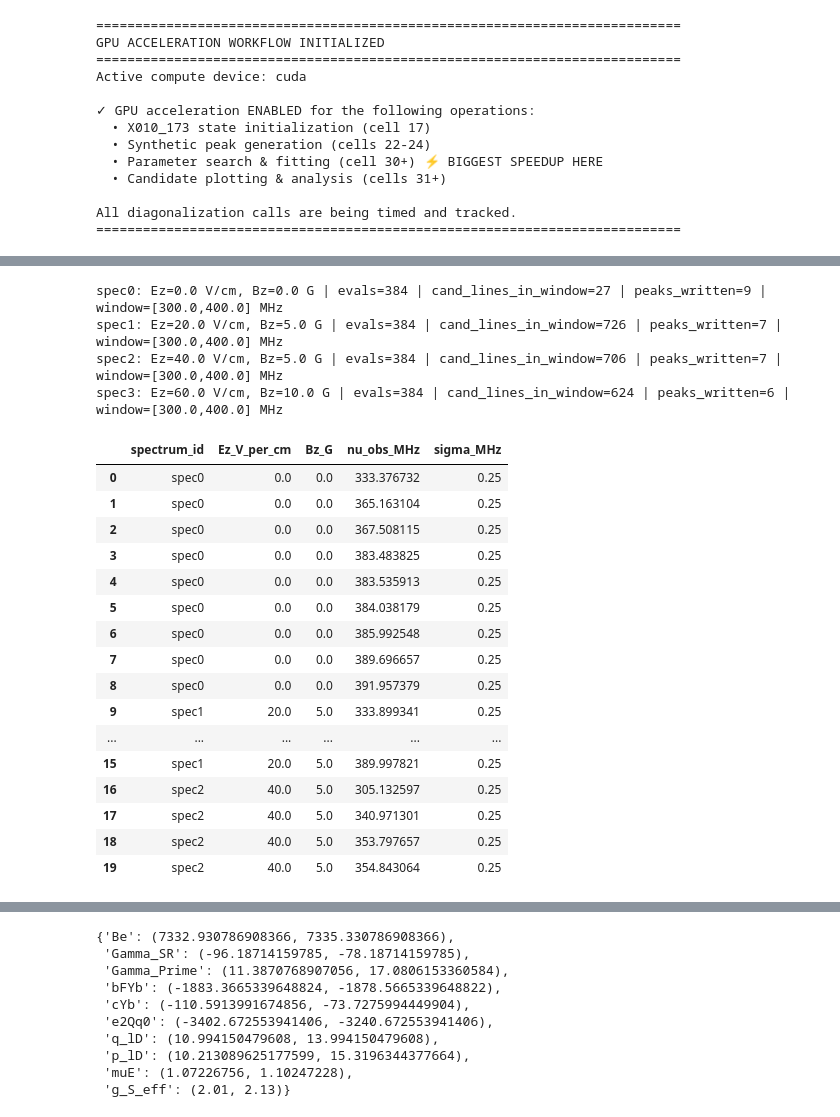
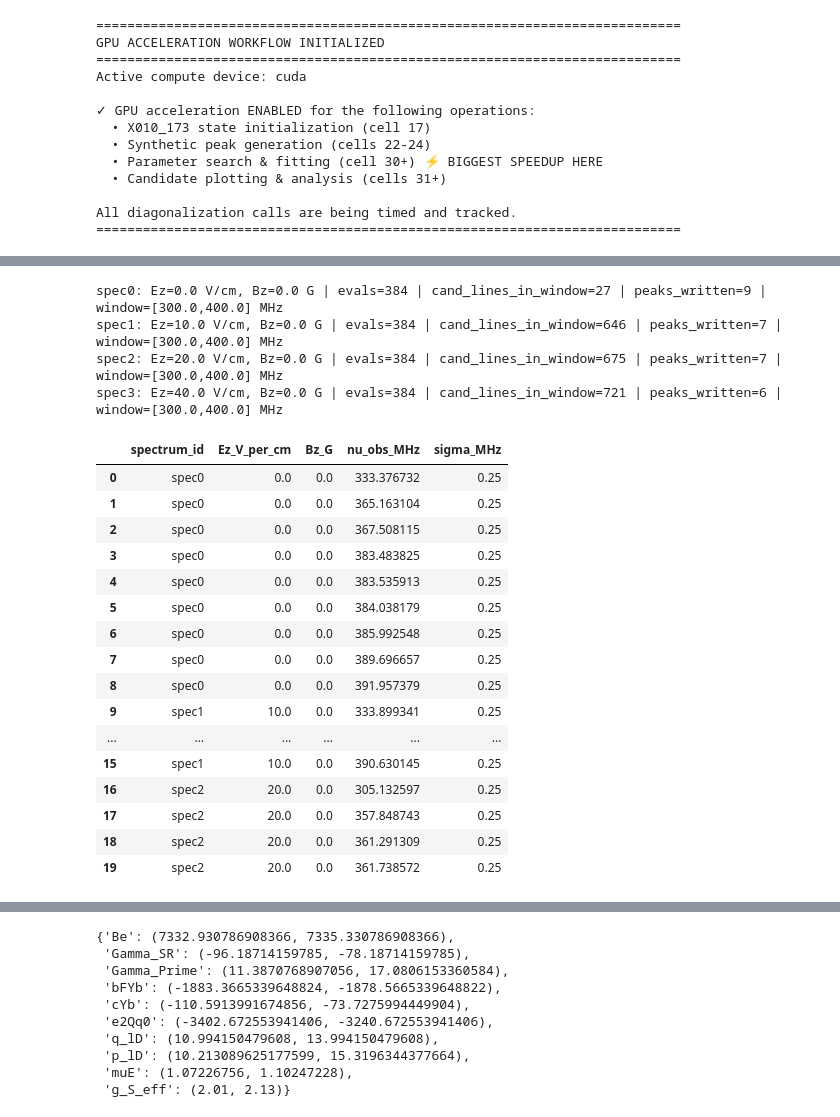
Before and after one commit to YuikiTakahashi/Molecule_spectrum_prediction, a Jupyter notebook: 173_prediction_Nov2025.ipynb, the cells around one changed output, grey strips where cells are left out. Saved outputs shown, nothing was run; the diff lists cells and outputs as text; code cells hidden in the pictures.

```diff
--- a/173_prediction_Nov2025.ipynb
+++ b/173_prediction_Nov2025.ipynb
@@ -787,52 +818,52 @@ def generate_synthetic_peaks_csv_windowed(state,
 # ------------------- Example usage -------------------
 spectra_conditions = [
     ("spec0", 0.0, 0.0),
-    ("spec1", 20.0, 5.0),
-    ("spec2", 40.0, 5.0),
-    ("spec3", 60.0, 10.0),
+    ("spec1", 10.0, 0.0),
+    ("spec2", 20.0, 0.0),
+    ("spec3", 40.0, 0.0),
 ]
 
 df = generate_synthetic_peaks_csv_windowed(
     X010_173,
     spectra_conditions,
     output_csv="synthetic_peaks.csv",
     method="torch",
     window_min=300.0,
     window_max=400.0,
     n_levels_start=120,
     n_levels_max=600,
     n_keep_min=5,
     n_keep_max=10,
     sigma_MHz=0.25,
     spurious=1,          # set 0 for none
     seed_base=123,
     verbose=True,
 )
 
 df.head(20)
 # File "synthetic_peaks.csv" now has ~5–10 peaks per spectrum in 300–400 MHz.
 # %% [output]
 spec0: Ez=0.0 V/cm, Bz=0.0 G | evals=384 | cand_lines_in_window=27 | peaks_written=9 | window=[300.0,400.0] MHz
-spec1: Ez=20.0 V/cm, Bz=5.0 G | evals=384 | cand_lines_in_window=726 | peaks_written=7 | window=[300.0,400.0] MHz
-spec2: Ez=40.0 V/cm, Bz=5.0 G | evals=384 | cand_lines_in_window=706 | peaks_written=7 | window=[300.0,400.0] MHz
-spec3: Ez=60.0 V/cm, Bz=10.0 G | evals=384 | cand_lines_in_window=624 | peaks_written=6 | window=[300.0,400.0] MHz
+spec1: Ez=10.0 V/cm, Bz=0.0 G | evals=384 | cand_lines_in_window=646 | peaks_written=7 | window=[300.0,400.0] MHz
+spec2: Ez=20.0 V/cm, Bz=0.0 G | evals=384 | cand_lines_in_window=675 | peaks_written=7 | window=[300.0,400.0] MHz
+spec3: Ez=40.0 V/cm, Bz=0.0 G | evals=384 | cand_lines_in_window=721 | peaks_written=6 | window=[300.0,400.0] MHz
 |  | spectrum_id | Ez_V_per_cm | Bz_G | nu_obs_MHz | sigma_MHz |
 | 0 | spec0 | 0.0 | 0.0 | 333.376732 | 0.25 |
 | 1 | spec0 | 0.0 | 0.0 | 365.163104 | 0.25 |
 | 2 | spec0 | 0.0 | 0.0 | 367.508115 | 0.25 |
 | 3 | spec0 | 0.0 | 0.0 | 383.483825 | 0.25 |
 | 4 | spec0 | 0.0 | 0.0 | 383.535913 | 0.25 |
 | 5 | spec0 | 0.0 | 0.0 | 384.038179 | 0.25 |
 | 6 | spec0 | 0.0 | 0.0 | 385.992548 | 0.25 |
 | 7 | spec0 | 0.0 | 0.0 | 389.696657 | 0.25 |
 | 8 | spec0 | 0.0 | 0.0 | 391.957379 | 0.25 |
-| 9 | spec1 | 20.0 | 5.0 | 333.899341 | 0.25 |
+| 9 | spec1 | 10.0 | 0.0 | 333.899341 | 0.25 |
 | ... | ... | ... | ... | ... | ... |
-| 15 | spec1 | 20.0 | 5.0 | 389.997821 | 0.25 |
-| 16 | spec2 | 40.0 | 5.0 | 305.132597 | 0.25 |
-| 17 | spec2 | 40.0 | 5.0 | 340.971301 | 0.25 |
-| 18 | spec2 | 40.0 | 5.0 | 353.797657 | 0.25 |
-| 19 | spec2 | 40.0 | 5.0 | 354.843064 | 0.25 |
+| 15 | spec1 | 10.0 | 0.0 | 390.630145 | 0.25 |
+| 16 | spec2 | 20.0 | 0.0 | 305.132597 | 0.25 |
+| 17 | spec2 | 20.0 | 0.0 | 357.848743 | 0.25 |
+| 18 | spec2 | 20.0 | 0.0 | 361.291309 | 0.25 |
+| 19 | spec2 | 20.0 | 0.0 | 361.738572 | 0.25 |
 # %%
 # ============================================================================
 # GPU PROFILING CHECKPOINT: After Synthetic Peak Generation
```
Also changed, not shown: parts of 15 cells of this notebook, 3 other files.
